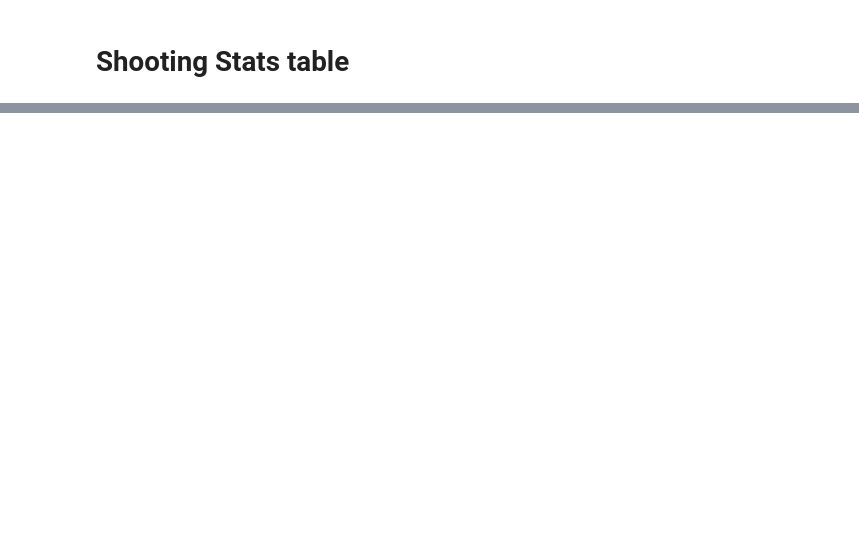
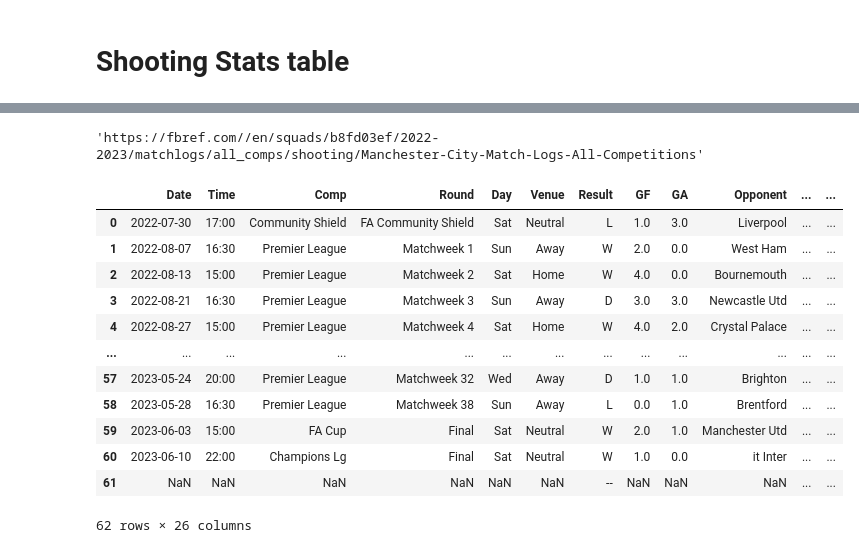
Before and after one commit to Grzegorz1997/Data-Analysis, a Jupyter notebook: Web Scraping Football Matches From The Premier League/extract_test.ipynb, the cells around one changed output, grey strips where cells are left out. Cells and saved outputs as stored; diff of their text form; code cells hidden in the pictures; blank space fills up the shorter version.

Commit message:
scrapped shooting table

```diff
--- a/Web Scraping Football Matches From The Premier League/extract_test.ipynb
+++ b/Web Scraping Football Matches From The Premier League/extract_test.ipynb
@@ -80,0 +85,3 @@ AttributeError: 'Response' object has no attribute 'select'
+# %%
+cleaned_links = [link for link in links if link and "/all_comps/shooting/" in link]
+cleaned_links = [f"https://fbref.com/{link}" for link in cleaned_links]
@@ -80,0 +95,26 @@ AttributeError: 'Response' object has no attribute 'select'
+# %%
+shoot_link = cleaned_links[0]
+# %%
+shoot_link
+# %% [output]
+'https://fbref.com//en/squads/b8fd03ef/2022-2023/matchlogs/all_comps/shooting/Manchester-City-Match-Logs-All-Competitions'
+# %%
+shoot_data = requests.get(shoot_link)
+# %%
+shoot_df = pd.read_html(shoot_data.text, match = "Shooting",header=1)[0]
+# %%
+shoot_df
+# %% [output]
+|  | Date | Time | Comp | Round | Day | Venue | Result | GF | GA | Opponent | ... | ... |
+| 0 | 2022-07-30 | 17:00 | Community Shield | FA Community Shield | Sat | Neutral | L | 1.0 | 3.0 | Liverpool | ... | ... |
+| 1 | 2022-08-07 | 16:30 | Premier League | Matchweek 1 | Sun | Away | W | 2.0 | 0.0 | West Ham | ... | ... |
+| 2 | 2022-08-13 | 15:00 | Premier League | Matchweek 2 | Sat | Home | W | 4.0 | 0.0 | Bournemouth | ... | ... |
+| 3 | 2022-08-21 | 16:30 | Premier League | Matchweek 3 | Sun | Away | D | 3.0 | 3.0 | Newcastle Utd | ... | ... |
+| 4 | 2022-08-27 | 15:00 | Premier League | Matchweek 4 | Sat | Home | W | 4.0 | 2.0 | Crystal Palace | ... | ... |
+| ... | ... | ... | ... | ... | ... | ... | ... | ... | ... | ... | ... | ... |
+| 57 | 2023-05-24 | 20:00 | Premier League | Matchweek 32 | Wed | Away | D | 1.0 | 1.0 | Brighton | ... | ... |
+| 58 | 2023-05-28 | 16:30 | Premier League | Matchweek 38 | Sun | Away | L | 0.0 | 1.0 | Brentford | ... | ... |
+| 59 | 2023-06-03 | 15:00 | FA Cup | Final | Sat | Neutral | W | 2.0 | 1.0 | Manchester Utd | ... | ... |
+| 60 | 2023-06-10 | 22:00 | Champions Lg | Final | Sat | Neutral | W | 1.0 | 0.0 | it Inter | ... | ... |
+| 61 | NaN | NaN | NaN | NaN | NaN | NaN | -- | NaN | NaN | NaN | ... | ... |
+62 rows × 26 columns
```
Also changed, not shown: parts of 5 cells of this notebook.
